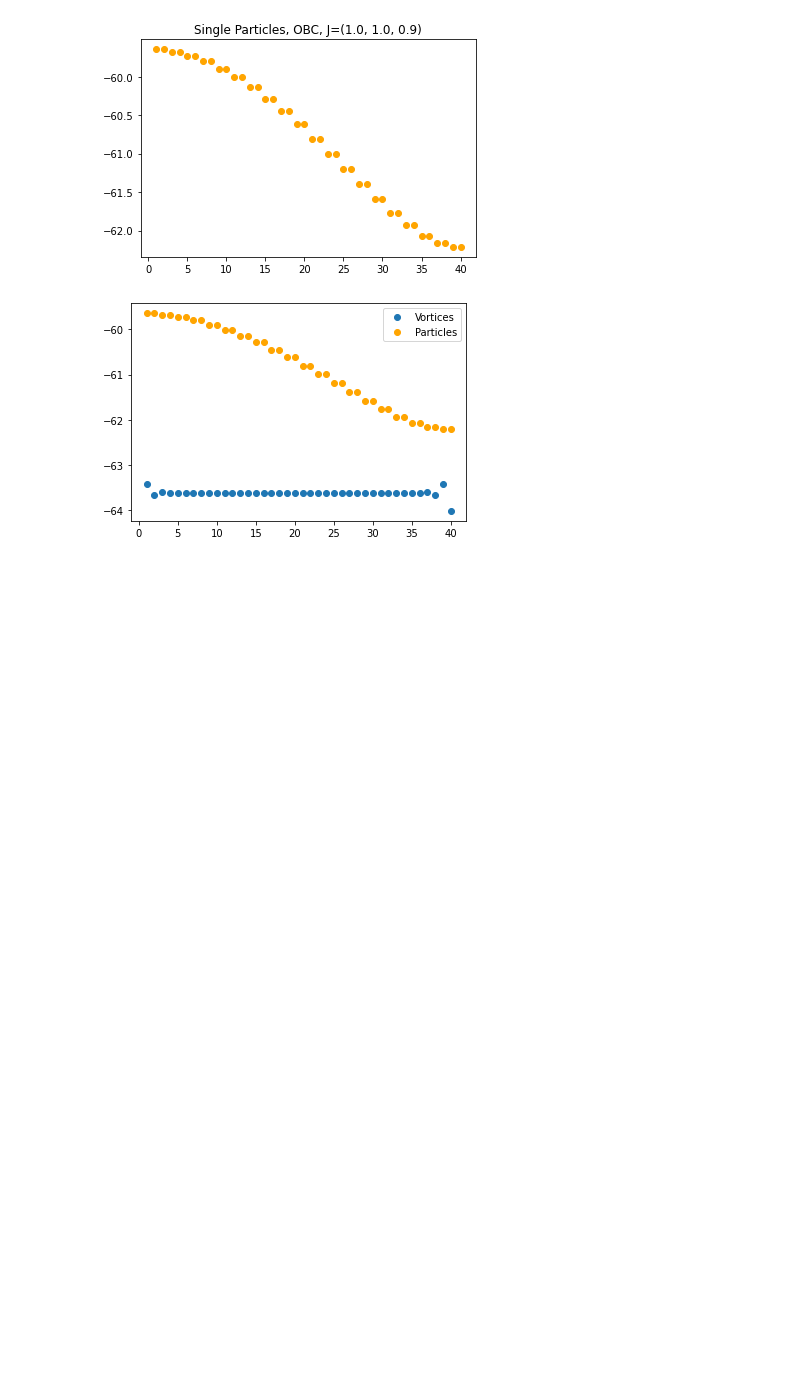
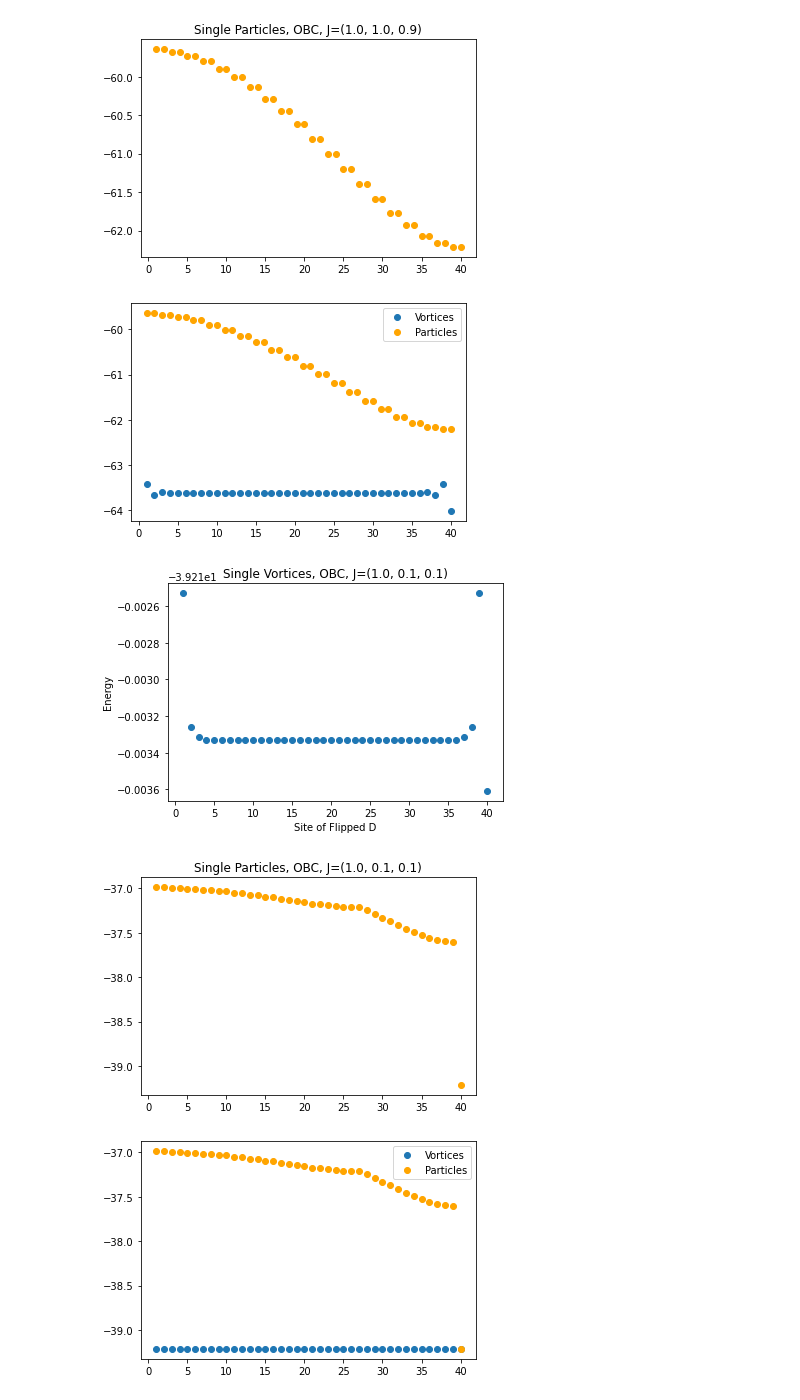
Before and after one commit to JerryChen97/KitaevLadder, a Jupyter notebook: OBC Analytic Method.ipynb, the cells around one changed output. Cells and saved outputs as stored; diff of their text form; code cells hidden in the pictures; blank space fills up the shorter version.

```diff
--- a/OBC Analytic Method.ipynb
+++ b/OBC Analytic Method.ipynb
@@ -144,3 +144,13 @@ compare_vortices_particles_OBC(
 [figure]
 [figure]
 [figure]
+# %%
+compare_vortices_particles_OBC(
+    Jx = 1.0,
+    Jy = 0.1,
+    Jz = 0.1,
+)
+# %% [output]
+[figure, added]
+[figure, added]
+[figure, added]
```
Also changed, not shown: parts of 2 cells of this notebook, 25 other files.
